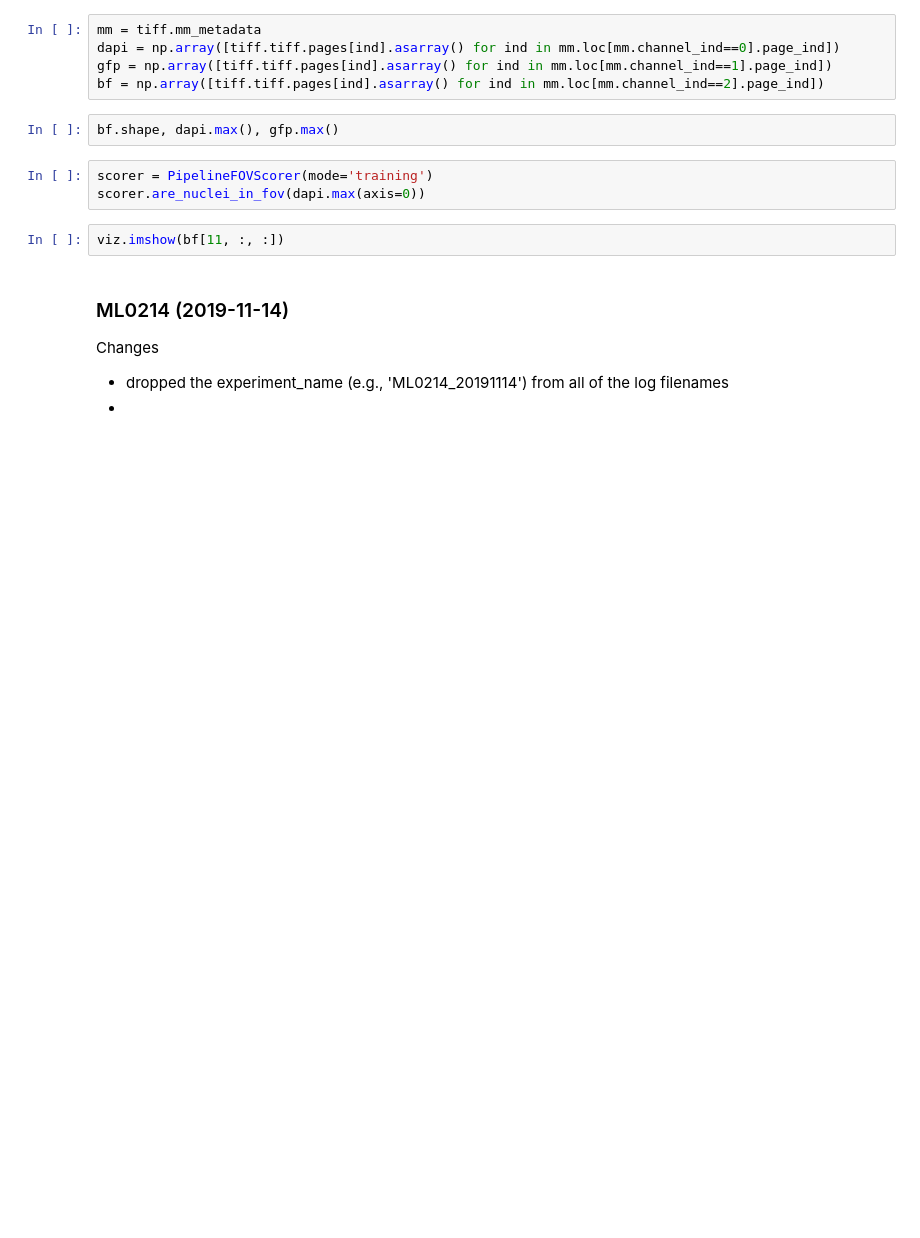
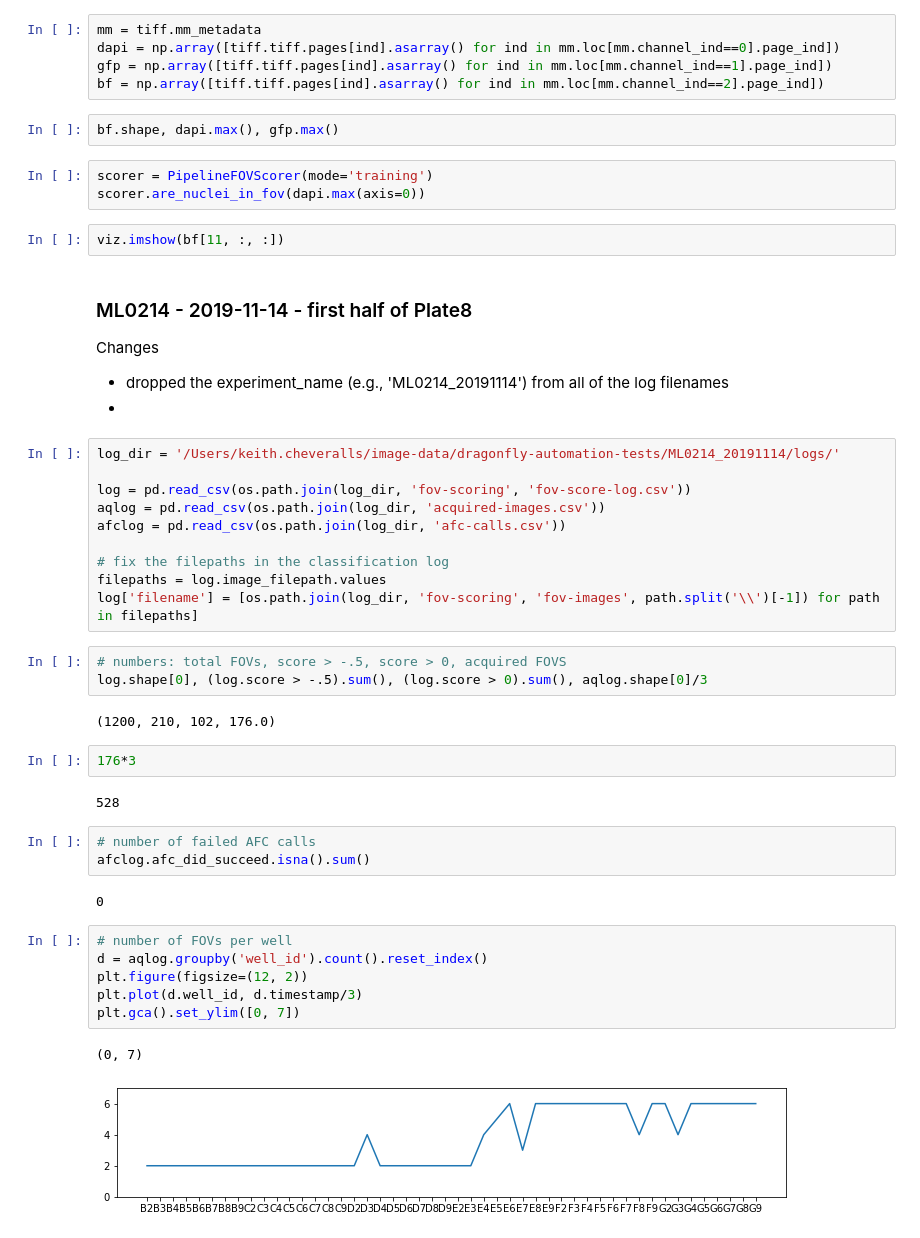
Before and after one commit to czbiohub-sf/2021-opencell-microscopy-automation, a Jupyter notebook: notebooks/analyze-dragonfly-tests.ipynb, the cells around one changed output. Drawn from its saved outputs; the diff is of its cells as text; blank space fills up the shorter version.

Commit message:
updates to analyze-dragonfly-tests through ML0217

```diff
--- a/notebooks/analyze-dragonfly-tests.ipynb
+++ b/notebooks/analyze-dragonfly-tests.ipynb
@@ -562,8 +574,41 @@ scorer.are_nuclei_in_fov(dapi.max(axis=0))
 # %%
 viz.imshow(bf[11, :, :])
 # %% [markdown]
-### ML0214 (2019-11-14)
+### ML0214 - 2019-11-14 - first half of Plate8
 
 Changes
 - dropped the experiment_name (e.g., 'ML0214_20191114') from all of the log filenames
 -
+# %%
+log_dir = '/Users/keith.cheveralls/image-data/dragonfly-automation-tests/ML0214_20191114/logs/'
+
+log = pd.read_csv(os.path.join(log_dir, 'fov-scoring', 'fov-score-log.csv'))
+aqlog = pd.read_csv(os.path.join(log_dir, 'acquired-images.csv'))
+afclog = pd.read_csv(os.path.join(log_dir, 'afc-calls.csv'))
+
+# fix the filepaths in the classification log
+filepaths = log.image_filepath.values
+log['filename'] = [os.path.join(log_dir, 'fov-scoring', 'fov-images', path.split('\\')[-1]) for path in filepaths]
+# %%
+# numbers: total FOVs, score > -.5, score > 0, acquired FOVS
+log.shape[0], (log.score > -.5).sum(), (log.score > 0).sum(), aqlog.shape[0]/3
+# %% [output]
+(1200, 210, 102, 176.0)
+# %%
+176*3
+# %% [output]
+528
+# %%
+# number of failed AFC calls
+afclog.afc_did_succeed.isna().sum()
+# %% [output]
+0
+# %%
+# number of FOVs per well
+d = aqlog.groupby('well_id').count().reset_index()
+plt.figure(figsize=(12, 2))
+plt.plot(d.well_id, d.timestamp/3)
+plt.gca().set_ylim([0, 7])
+# %% [output]
+(0, 7)
+[figure, added]
```
Also changed, not shown: parts of 17 cells of this notebook.
